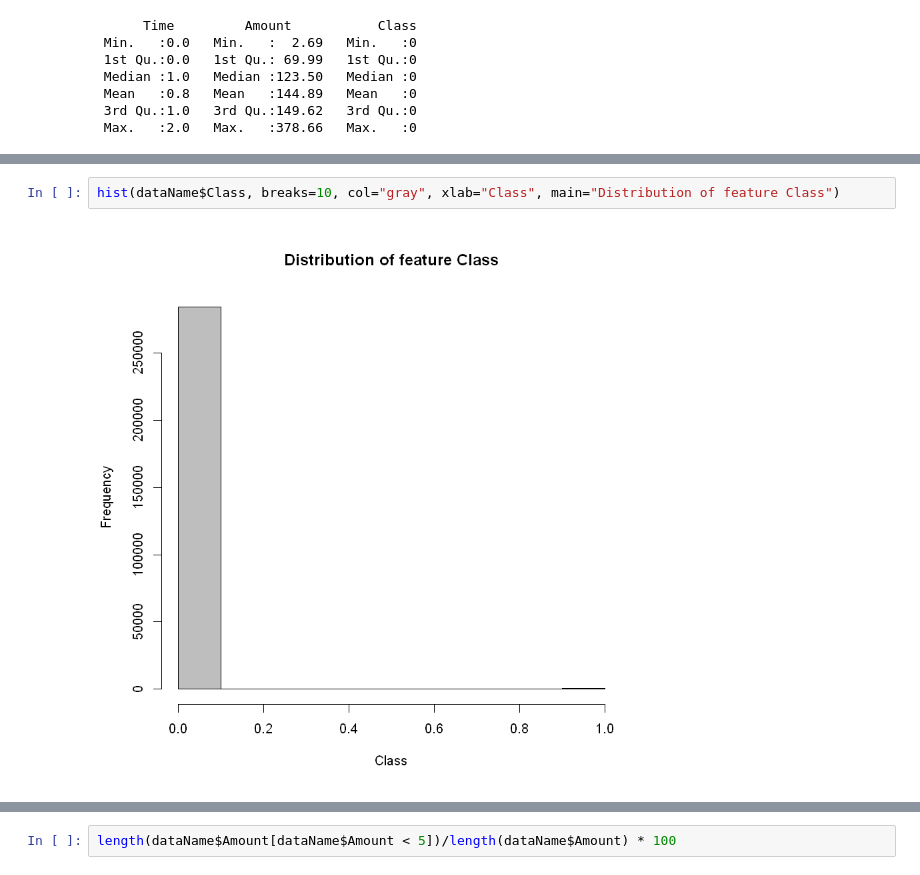
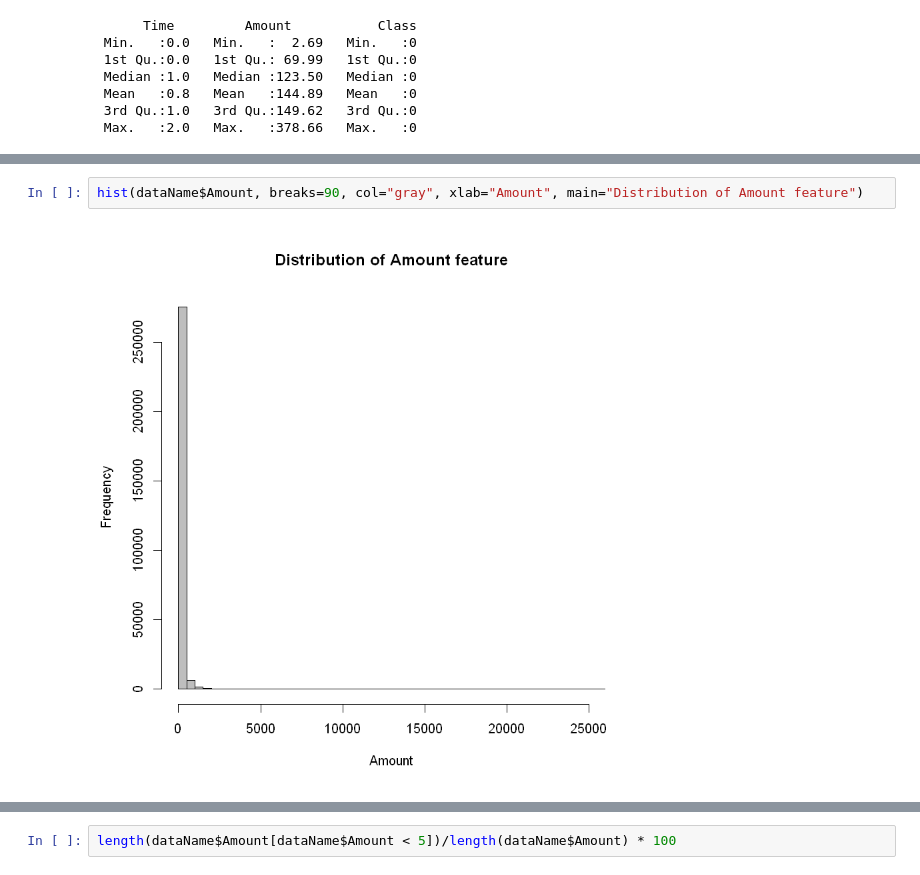
Before and after one commit to jraymartinez/myrepo, a Jupyter notebook: INFO659AI.ipynb, the cells around one changed output, grey strips where cells are left out. Cells and saved outputs as stored; diff of their text form.

```diff
--- a/INFO659AI.ipynb
+++ b/INFO659AI.ipynb
@@ -98,4 +111,4 @@ To do distribution analysis of the three features Time, Amount, and Class, we wi
 # %%
-hist(dataName$Class, breaks=10, col="gray", xlab="Class", main="Distribution of feature Class")
+hist(dataName$Amount, breaks=90, col="gray", xlab="Amount", main="Distribution of Amount feature")
 # %% [output]
-[figure, old version]
+[figure, new version]
```
Also changed, not shown: parts of 25 cells of this notebook, 2 other files.
